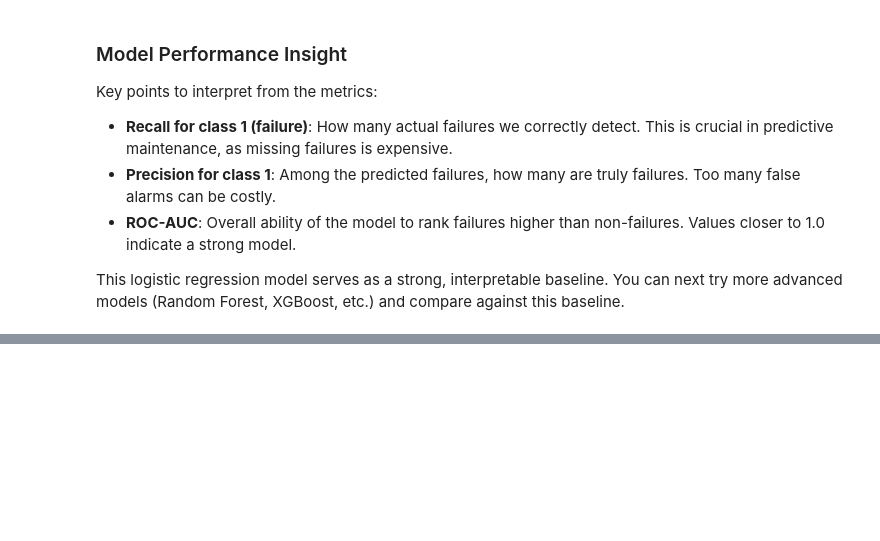
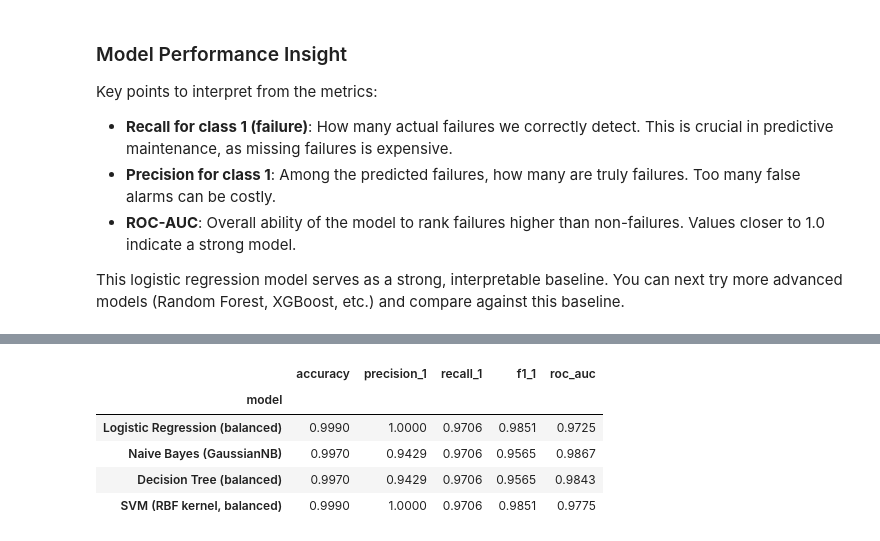
Before and after one commit to Gurpreetsingh2161/MaintAI, a Jupyter notebook: AzureDs/ai4i_eda_and_first_model.ipynb, the cells around one changed output, grey strips where cells are left out. Saved outputs shown, nothing was run; the diff lists cells and outputs as text; code cells hidden in the pictures; blank space fills up the shorter version.

Commit message:
Added Decision Tree Knaive Bayes SVM

```diff
--- a/AzureDs/ai4i_eda_and_first_model.ipynb
+++ b/AzureDs/ai4i_eda_and_first_model.ipynb
@@ -418,0 +545,80 @@ This logistic regression model serves as a strong, interpretable baseline. You c
+# %%
+# Build a summary table comparing all baseline models
+from sklearn.linear_model import LogisticRegression
+from sklearn.metrics import accuracy_score, precision_score, recall_score, f1_score, roc_auc_score
+from sklearn.pipeline import Pipeline
+from sklearn.compose import ColumnTransformer
+from sklearn.preprocessing import StandardScaler, OneHotEncoder
+
+summary_models = [
+    (
+        'Logistic Regression (balanced)',
+        Pipeline(steps=[
+            ('preprocess', preprocessor),
+            ('clf', LogisticRegression(max_iter=1000, class_weight='balanced', n_jobs=-1)),
+        ]),
+    ),
+    (
+        'Naive Bayes (GaussianNB)',
+        Pipeline(steps=[
+            ('preprocess', preprocessor_dense),
+            ('clf', GaussianNB()),
+        ]),
+    ),
+    (
+        'Decision Tree (balanced)',
+        Pipeline(steps=[
+            ('preprocess', preprocessor_dense),
+            ('clf', DecisionTreeClassifier(random_state=42, class_weight='balanced')),
+        ]),
+    ),
+    (
+        'SVM (RBF kernel, balanced)',
+        Pipeline(steps=[
+            ('preprocess', preprocessor_dense),
+            ('clf', SVC(kernel='rbf', probability=True, class_weight='balanced', random_state=42)),
+        ]),
+    ),
+]
+
+rows = []
+for name, clf in summary_models:
+    clf.fit(X_train, y_train)
+    y_pred = clf.predict(X_test)
+    if hasattr(clf, 'predict_proba'):
+        y_scores = clf.predict_proba(X_test)[:, 1]
+    elif hasattr(clf, 'decision_function'):
+        y_scores = clf.decision_function(X_test)
+    else:
+        y_scores = None
+
+    acc = accuracy_score(y_test, y_pred)
+    prec_1 = precision_score(y_test, y_pred, pos_label=1)
+    rec_1 = recall_score(y_test, y_pred, pos_label=1)
+    f1_1 = f1_score(y_test, y_pred, pos_label=1)
+    roc = roc_auc_score(y_test, y_scores) if y_scores is not None else float('nan')
+
+    rows.append({
+        'model': name,
+        'accuracy': acc,
+        'precision_1': prec_1,
+        'recall_1': rec_1,
+        'f1_1': f1_1,
+        'roc_auc': roc,
+    })
+
+results_df = pd.DataFrame(rows).set_index('model')
+results_df.style.format({
+    'accuracy': '{:.4f}',
+    'precision_1': '{:.4f}',
+    'recall_1': '{:.4f}',
+    'f1_1': '{:.4f}',
+    'roc_auc': '{:.4f}',
+})
+# %% [output]
+|  | accuracy | precision_1 | recall_1 | f1_1 | roc_auc |
+| model |  |  |  |  |  |
+| Logistic Regression (balanced) | 0.9990 | 1.0000 | 0.9706 | 0.9851 | 0.9725 |
+| Naive Bayes (GaussianNB) | 0.9970 | 0.9429 | 0.9706 | 0.9565 | 0.9867 |
+| Decision Tree (balanced) | 0.9970 | 0.9429 | 0.9706 | 0.9565 | 0.9843 |
+| SVM (RBF kernel, balanced) | 0.9990 | 1.0000 | 0.9706 | 0.9851 | 0.9775 |
```
Also changed, not shown: parts of 4 cells of this notebook.
